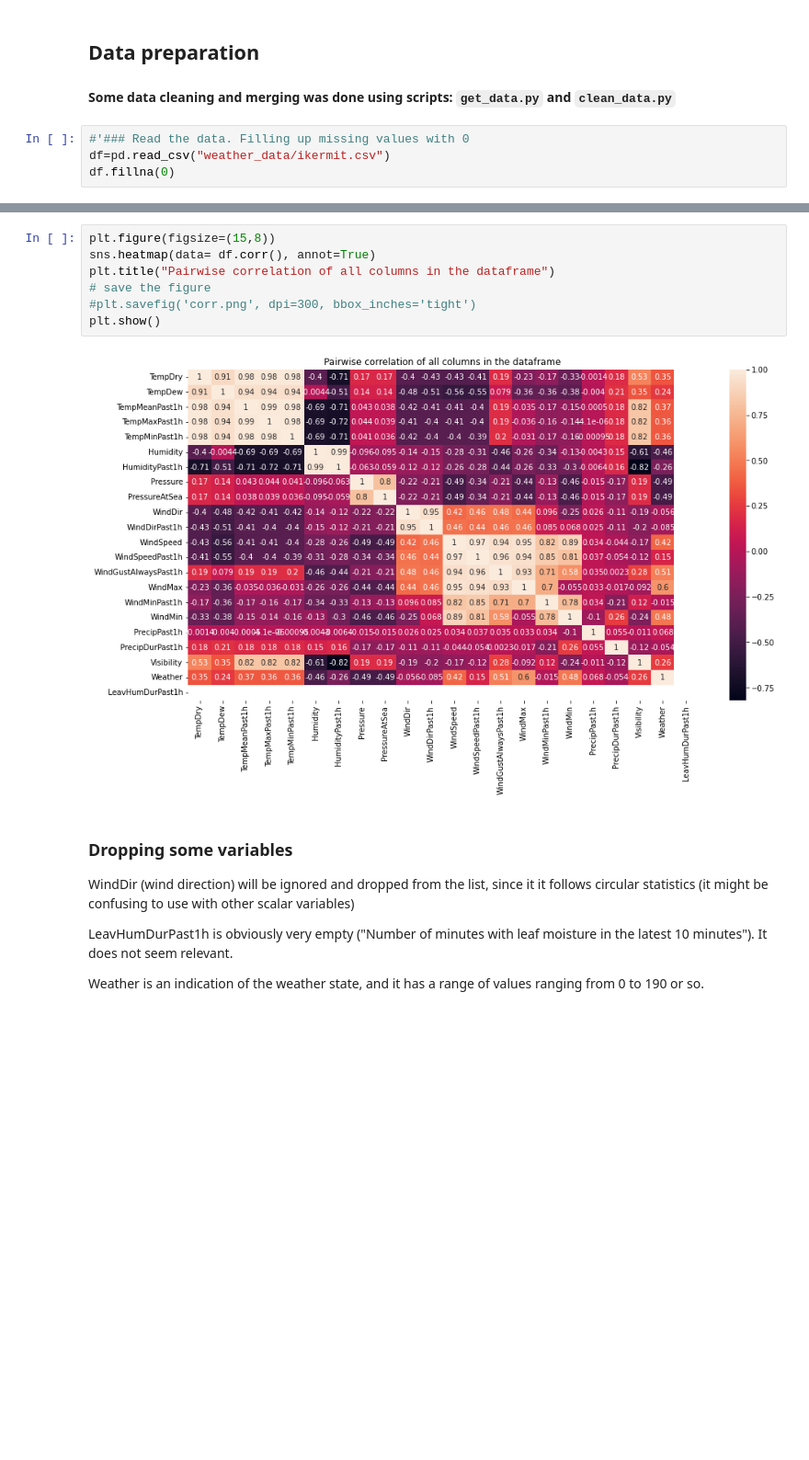
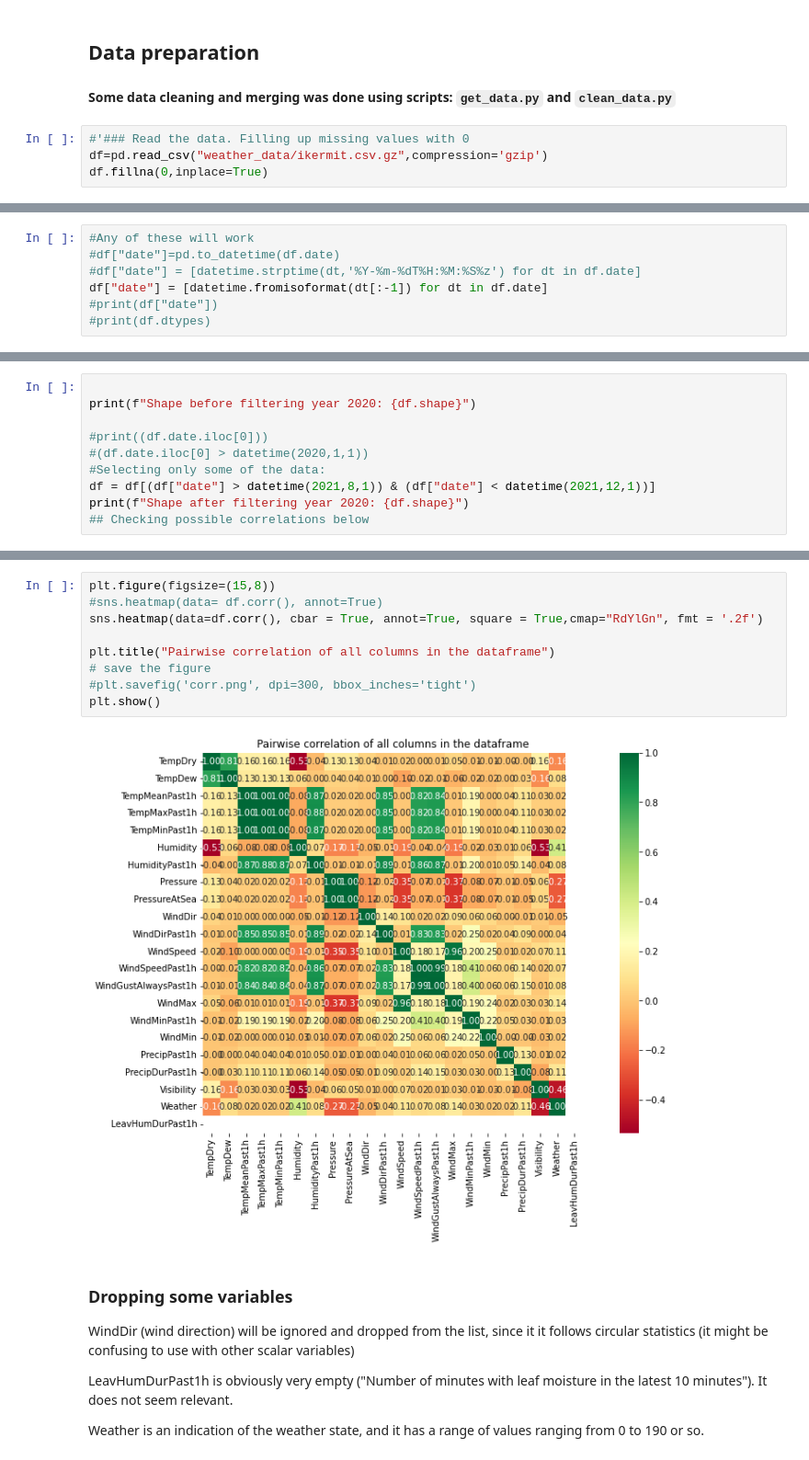
Before and after one commit to carlos9917/ml_project2, a Jupyter notebook: data_eda.ipynb, the cells around one changed output, grey strips where cells are left out. Shown at 92% size. Saved outputs shown, nothing was run; the diff lists cells and outputs as text; blank space fills up the shorter version.

```diff
--- a/data_eda.ipynb
+++ b/data_eda.ipynb
@@ -9,5 +26,5 @@ import seaborn as sns
 #### Some data cleaning and merging was done using scripts: `get_data.py` and `clean_data.py`
 # %%
 #'### Read the data. Filling up missing values with 0
-df=pd.read_csv("weather_data/ikermit.csv")
-df.fillna(0)
+df=pd.read_csv("weather_data/ikermit.csv.gz",compression='gzip')
+df.fillna(0,inplace=True)
@@ -39,0 +52,7 @@ Index(['TempDry', 'date', 'TempDew', 'TempMeanPast1h', 'TempMaxPast1h',
+# %%
+#Any of these will work
+#df["date"]=pd.to_datetime(df.date)
+#df["date"] = [datetime.strptime(dt,'%Y-%m-%dT%H:%M:%S%z') for dt in df.date]
+df["date"] = [datetime.fromisoformat(dt[:-1]) for dt in df.date]
+#print(df["date"])
+#print(df.dtypes)
@@ -39,0 +63,10 @@ Index(['TempDry', 'date', 'TempDew', 'TempMeanPast1h', 'TempMaxPast1h',
+# %%
+
+print(f"Shape before filtering year 2020: {df.shape}")
+
+#print((df.date.iloc[0]))
+#(df.date.iloc[0] > datetime(2020,1,1))
+#Selecting only some of the data:
+df = df[(df["date"] > datetime(2021,8,1)) & (df["date"] < datetime(2021,12,1))]
+print(f"Shape after filtering year 2020: {df.shape}")
+## Checking possible correlations below
@@ -40,12 +81,14 @@ Index(['TempDry', 'date', 'TempDew', 'TempMeanPast1h', 'TempMaxPast1h',
 # %%
 plt.figure(figsize=(15,8))
-sns.heatmap(data= df.corr(), annot=True)
+#sns.heatmap(data= df.corr(), annot=True)
+sns.heatmap(data=df.corr(), cbar = True, annot=True, square = True,cmap="RdYlGn", fmt = '.2f')
+
 plt.title("Pairwise correlation of all columns in the dataframe")
 # save the figure
 #plt.savefig('corr.png', dpi=300, bbox_inches='tight')
 plt.show()
 # %% [output]
-[figure, old version]
+[figure, new version]
 # %% [markdown]
 ### Dropping some variables
 WindDir (wind direction) will be ignored and dropped from the list, since it
```
Also changed, not shown: parts of 36 cells of this notebook.
